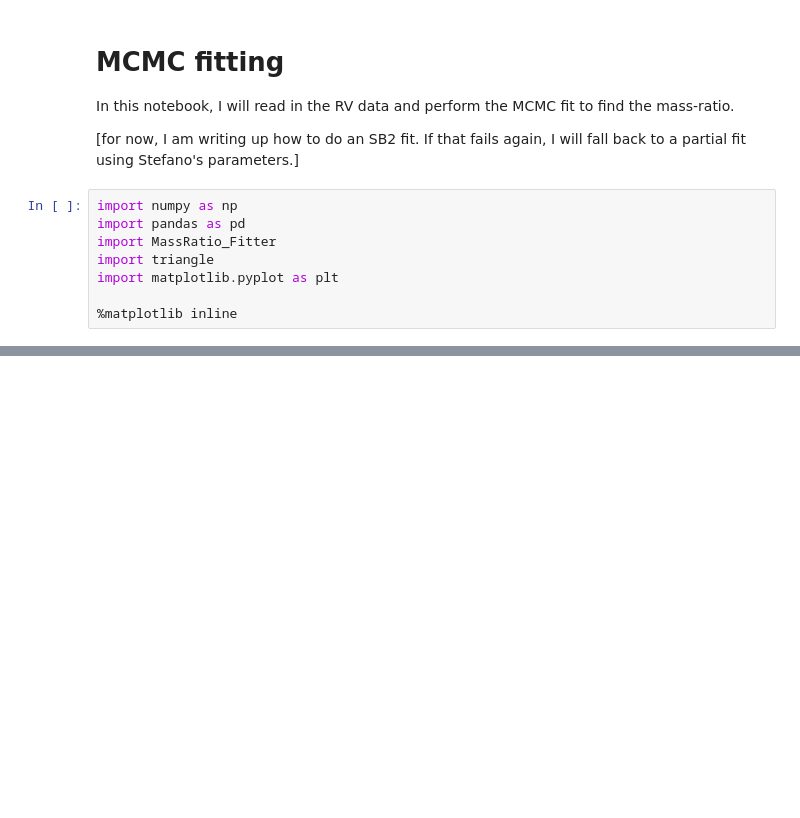
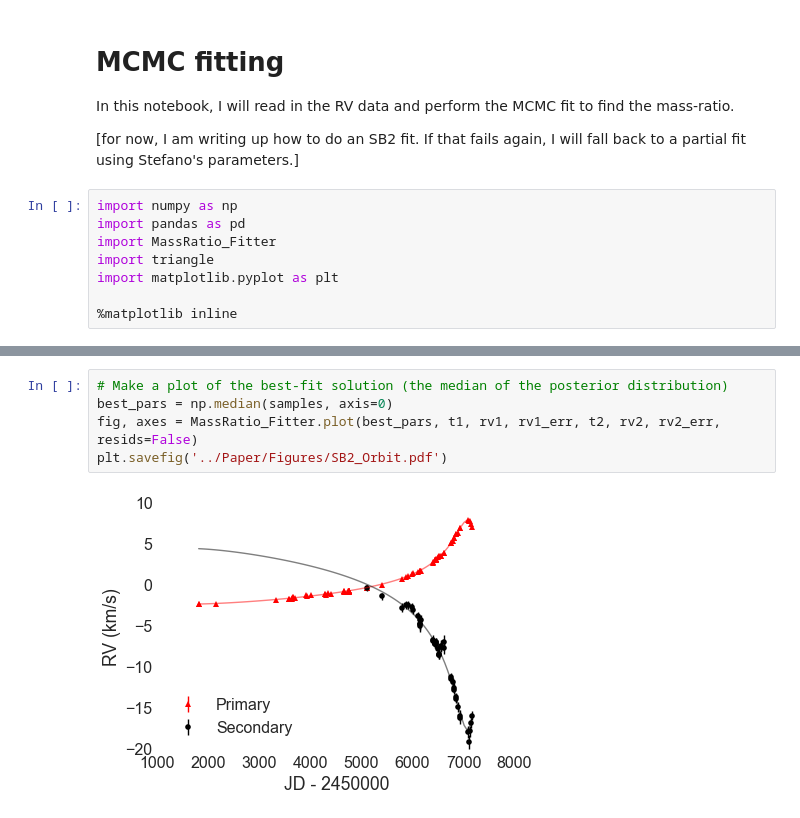
Before and after one commit to kgullikson88/Companion-Finder, a Jupyter notebook: Do_MCMC_Fit.ipynb, the cells around one changed output, grey strips where cells are left out. Cells and saved outputs as stored; diff of their text form; blank space fills up the shorter version.

```diff
--- a/Do_MCMC_Fit.ipynb
+++ b/Do_MCMC_Fit.ipynb
@@ -40,0 +105,7 @@ sampler = MassRatio_Fitter.full_sb2_fit(t1, rv1, rv1_err, t2, rv2, rv2_err)
+# %%
+# Make a plot of the best-fit solution (the median of the posterior distribution)
+best_pars = np.median(samples, axis=0)
+fig, axes = MassRatio_Fitter.plot(best_pars, t1, rv1, rv1_err, t2, rv2, rv2_err, resids=False)
+plt.savefig('../Paper/Figures/SB2_Orbit.pdf')
+# %% [output]
+[figure, added]
```
Also changed, not shown: parts of 6 cells of this notebook.
